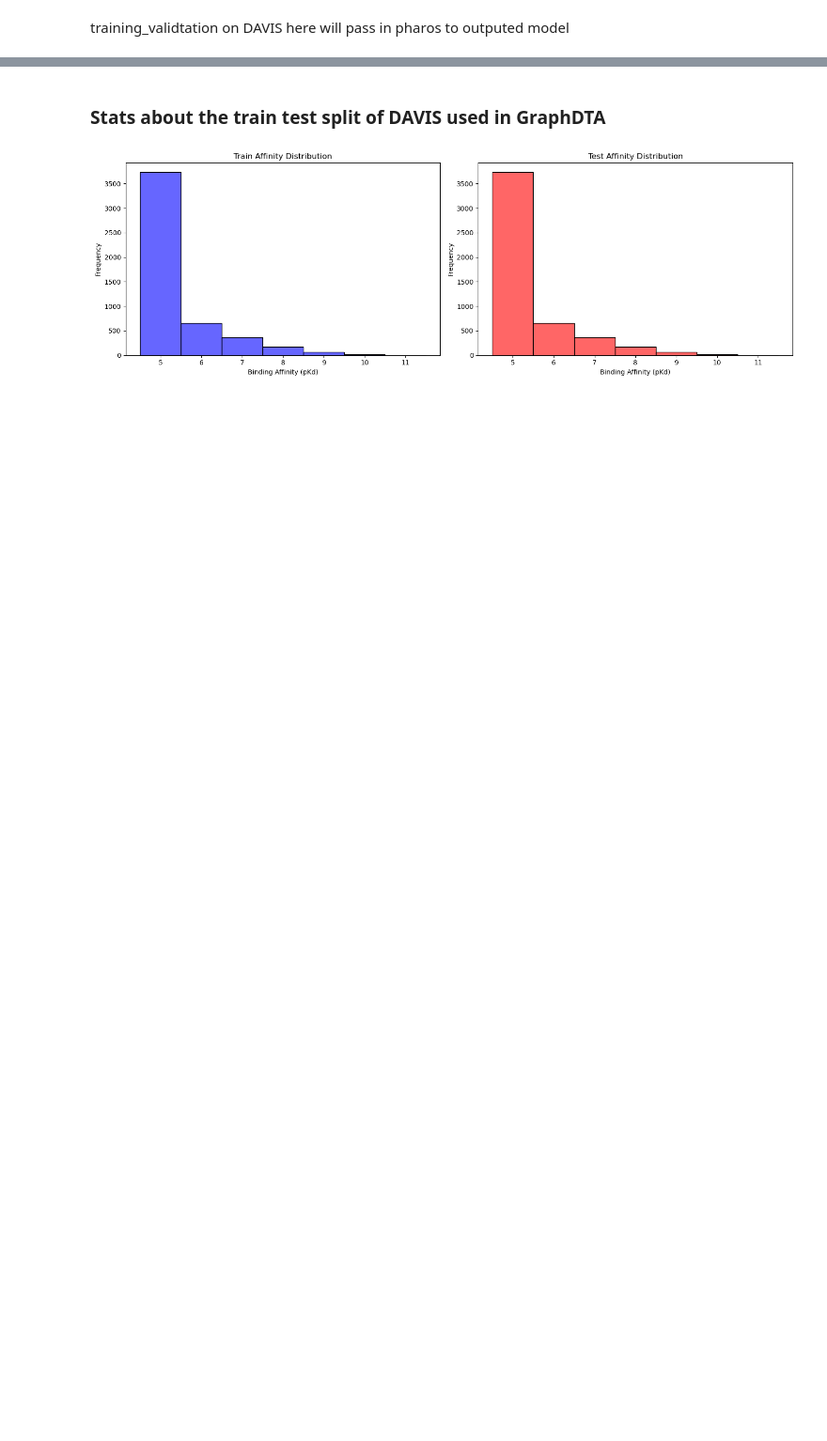
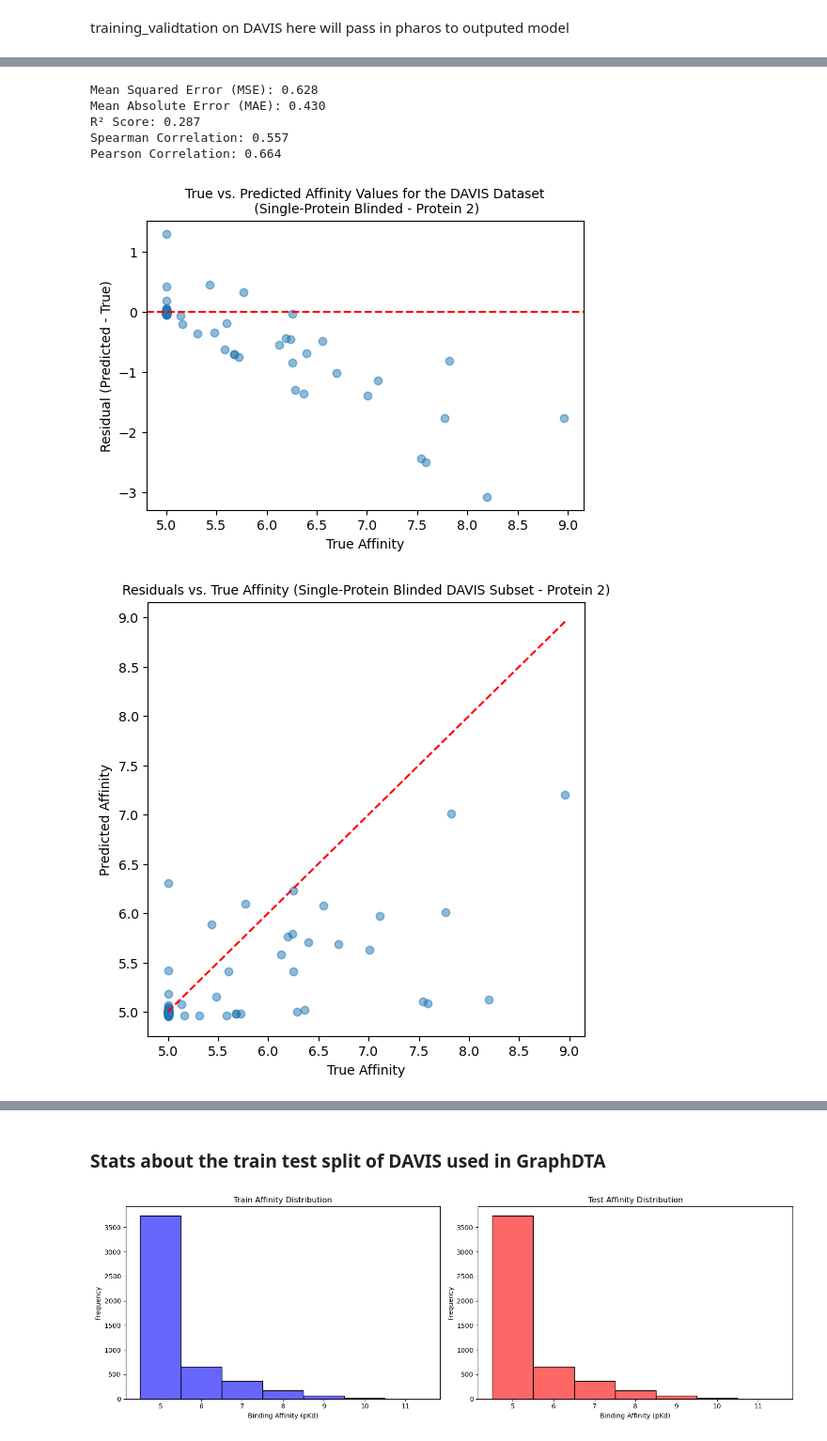
Before and after one commit to adelefuchs/GraphDTA, a Jupyter notebook: notebooks/1_21.ipynb, the cells around one changed output, grey strips where cells are left out. Shown at 94% size. Saved outputs shown, nothing was run; the diff lists cells and outputs as text; code cells hidden in the pictures; blank space fills up the shorter version.

```diff
--- a/notebooks/1_21.ipynb
+++ b/notebooks/1_21.ipynb
@@ -175,0 +200,10 @@ Pearson Correlation: 0.091
+# %%
+plot("../davis_blinding/predictions_GINConvNet_davis_b2.csv", "Residuals vs. True Affinity (Single-Protein Blinded DAVIS Subset - Protein 2)","True vs. Predicted Affinity Values for the DAVIS Dataset\n (Single-Protein Blinded - Protein 2)")
+# %% [output]
+Mean Squared Error (MSE): 0.628
+Mean Absolute Error (MAE): 0.430
+R² Score: 0.287
+Spearman Correlation: 0.557
+Pearson Correlation: 0.664
+[figure, added]
+[figure, added]
```
Also changed, not shown: parts of 8 cells of this notebook, 13 other files.
